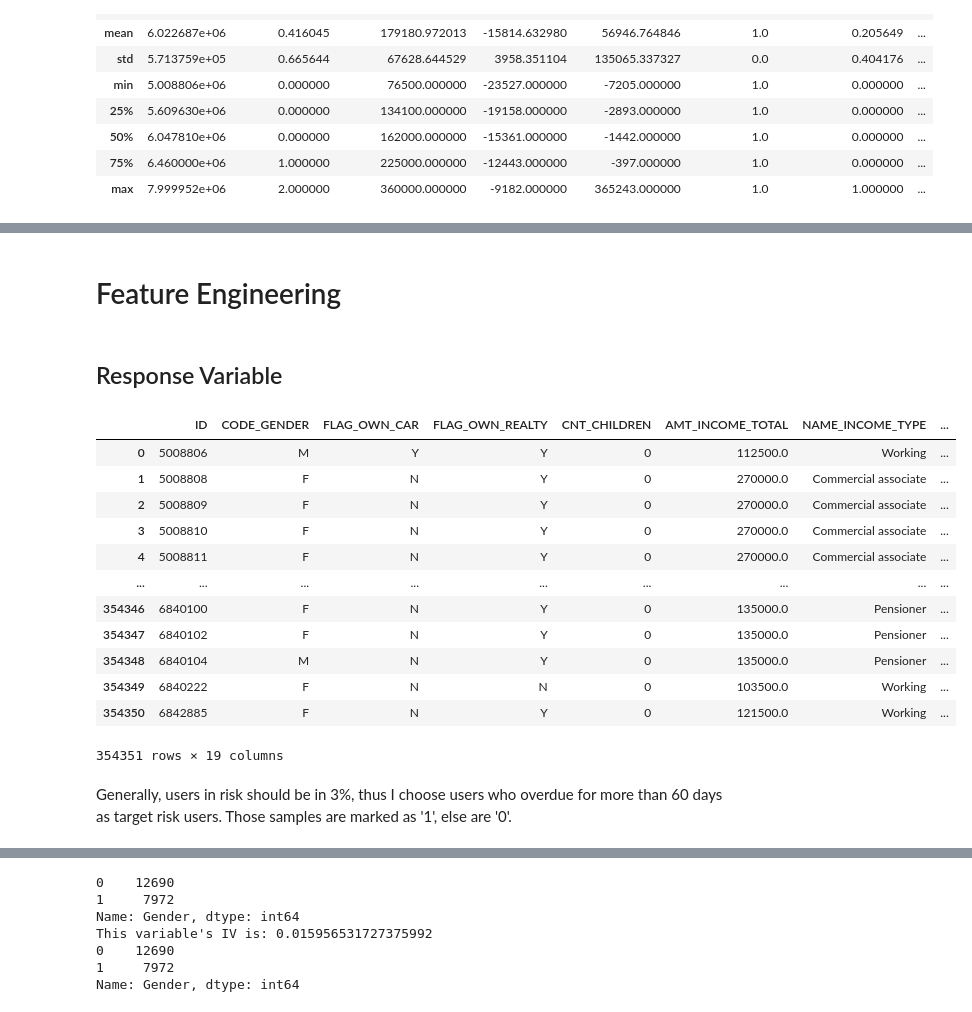
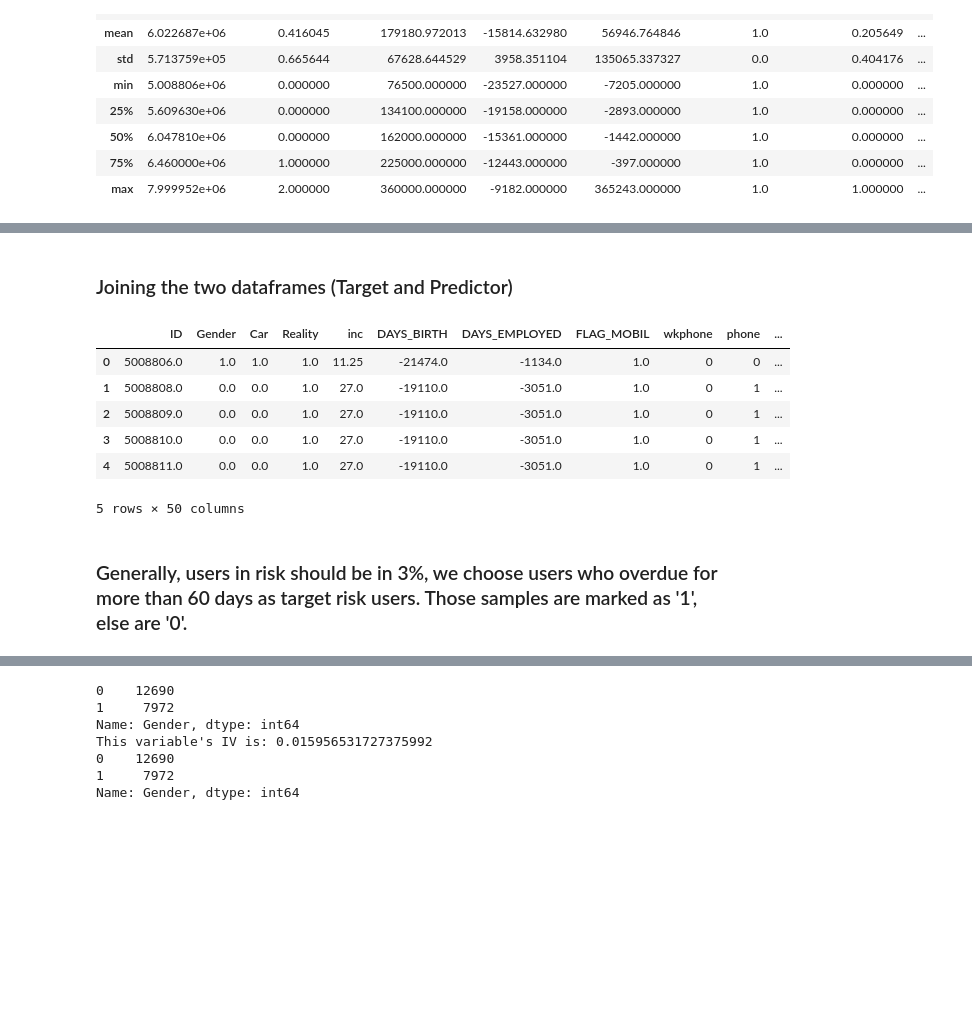
Before and after one commit to PUUDI/stat_learning_final, a Jupyter notebook: dashboard/credit-card-approval-prediction-using-ml.ipynb, the cells around one changed output, grey strips where cells are left out. Cells and saved outputs as stored; diff of their text form; code cells hidden in the pictures; blank space fills up the shorter version.

```diff
--- a/dashboard/credit-card-approval-prediction-using-ml.ipynb
+++ b/dashboard/credit-card-approval-prediction-using-ml.ipynb
@@ -52,5 +77,5 @@ data.describe
 # %%
-#Removing outliers using quantile of the continuous variables
+from array import array as arr
 
 x_inc =data.AMT_INCOME_TOTAL[data.AMT_INCOME_TOTAL.between(data.AMT_INCOME_TOTAL.quantile(.05), data.AMT_INCOME_TOTAL.quantile(.95))]
 x_birth = data.DAYS_BIRTH[data.DAYS_BIRTH.between(data.DAYS_BIRTH.quantile(.025), data.DAYS_BIRTH.quantile(.975))]
@@ -58,15 +83,10 @@ x_employed = data.DAYS_EMPLOYED[data.DAYS_EMPLOYED.between(data.DAYS_EMPLOYED.qu
 x_child = data.CNT_CHILDREN[data.CNT_CHILDREN.between(data.CNT_CHILDREN.quantile(.05), data.CNT_CHILDREN.quantile(.95))]
 x_fam = data.CNT_FAM_MEMBERS[data.CNT_FAM_MEMBERS.between(data.CNT_FAM_MEMBERS.quantile(.05), data.CNT_FAM_MEMBERS.quantile(.95))]
 
-x_inc_list = list(x_inc.index)
-x_birth_list = list(x_birth.index)
-x_employed_list = list(x_employed.index)
-x_child_list = list(x_child.index)
-x_fam_list = list(x_fam.index)
+index_all = set(x_inc.index.values) & set(x_child.index.values) & set(x_employed.index.values) & set(x_birth.index.values) & set(x_fam.index.values)
+final_index = list(index_all)
 
-all_index = list(set(x_inc_list) & set(x_birth_list) & set(x_employed_list) & set(x_child_list) & set(x_fam_list))
-len(all_index)
-data = data.loc[all_index]
+data = data.loc[final_index]
 # %%
 data.describe()
 # %% [output]
@@ -82 +106,5 @@ data.describe()
+# %%
+from sklearn.preprocessing import StandardScaler
+
+data[['inc_standard', 'birthday_standard','emp_standard']] = StandardScaler().fit_transform(data[['AMT_INCOME_TOTAL', 'DAYS_BIRTH','DAYS_EMPLOYED']])
 # %%
@@ -84,30 +112,22 @@ plt.rcParams['figure.facecolor'] = 'white'
-# %% [markdown]
-# Feature Engineering
-# %% [markdown]
-## Response Variable
+# %% [markdown]
+### Joining the two dataframes (Target and Predictor)
 # %%
 # find all users' account open month.
 begin_month=pd.DataFrame(record.groupby(["ID"])["MONTHS_BALANCE"].agg(min))
 begin_month=begin_month.rename(columns={'MONTHS_BALANCE':'begin_month'})
 new_data=pd.merge(data,begin_month,how="left",on="ID") #merge to record data
 # %%
-new_data
+new_data.head()
 # %% [output]
-|  | ID | CODE_GENDER | FLAG_OWN_CAR | FLAG_OWN_REALTY | CNT_CHILDREN | AMT_INCOME_TOTAL | NAME_INCOME_TYPE | ... |
-| 0 | 5008806 | M | Y | Y | 0 | 112500.0 | Working | ... |
-| 1 | 5008808 | F | N | Y | 0 | 270000.0 | Commercial associate | ... |
-| 2 | 5008809 | F | N | Y | 0 | 270000.0 | Commercial associate | ... |
-| 3 | 5008810 | F | N | Y | 0 | 270000.0 | Commercial associate | ... |
-| 4 | 5008811 | F | N | Y | 0 | 270000.0 | Commercial associate | ... |
-| ... | ... | ... | ... | ... | ... | ... | ... | ... |
-| 354346 | 6840100 | F | N | Y | 0 | 135000.0 | Pensioner | ... |
-| 354347 | 6840102 | F | N | Y | 0 | 135000.0 | Pensioner | ... |
-| 354348 | 6840104 | M | N | Y | 0 | 135000.0 | Pensioner | ... |
-| 354349 | 6840222 | F | N | N | 0 | 103500.0 | Working | ... |
-| 354350 | 6842885 | F | N | Y | 0 | 121500.0 | Working | ... |
+|  | ID | Gender | Car | Reality | inc | DAYS_BIRTH | DAYS_EMPLOYED | FLAG_MOBIL | wkphone | phone | ... |
+| 0 | 5008806.0 | 1.0 | 1.0 | 1.0 | 11.25 | -21474.0 | -1134.0 | 1.0 | 0 | 0 | ... |
+| 1 | 5008808.0 | 0.0 | 0.0 | 1.0 | 27.0 | -19110.0 | -3051.0 | 1.0 | 0 | 1 | ... |
+| 2 | 5008809.0 | 0.0 | 0.0 | 1.0 | 27.0 | -19110.0 | -3051.0 | 1.0 | 0 | 1 | ... |
+| 3 | 5008810.0 | 0.0 | 0.0 | 1.0 | 27.0 | -19110.0 | -3051.0 | 1.0 | 0 | 1 | ... |
+| 4 | 5008811.0 | 0.0 | 0.0 | 1.0 | 27.0 | -19110.0 | -3051.0 | 1.0 | 0 | 1 | ... |
-354351 rows × 19 columns
+5 rows × 50 columns
 # %% [markdown]
-Generally, users in risk should be in 3%, thus I choose users who overdue for more than 60 days as target risk users. Those samples are marked as '1', else are '0'.
+### Generally, users in risk should be in 3%, we choose users who overdue for more than 60 days as target risk users. Those samples are marked as '1', else are '0'.
 # %%
 record['dep_value'] = None
 record['dep_value'][record['STATUS'] =='2']='Yes'
```
Also changed, not shown: parts of 109 cells of this notebook, 7 other files.
